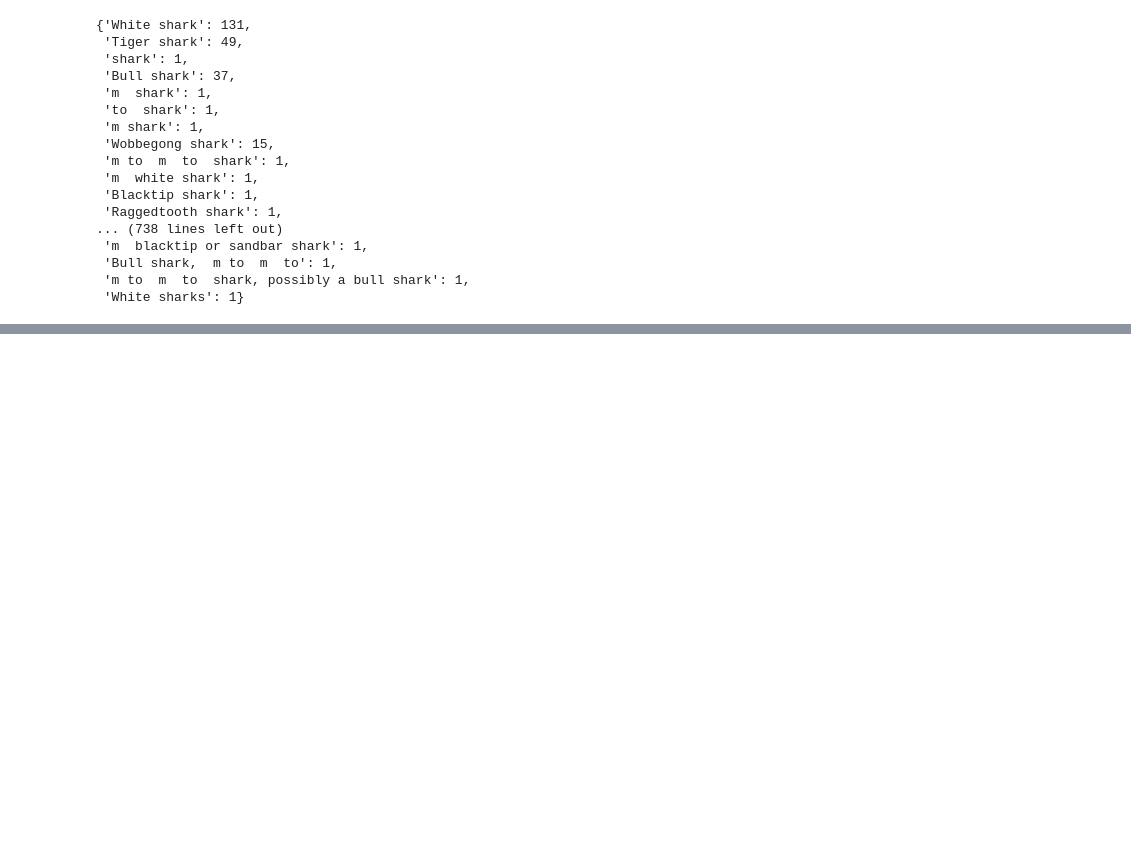
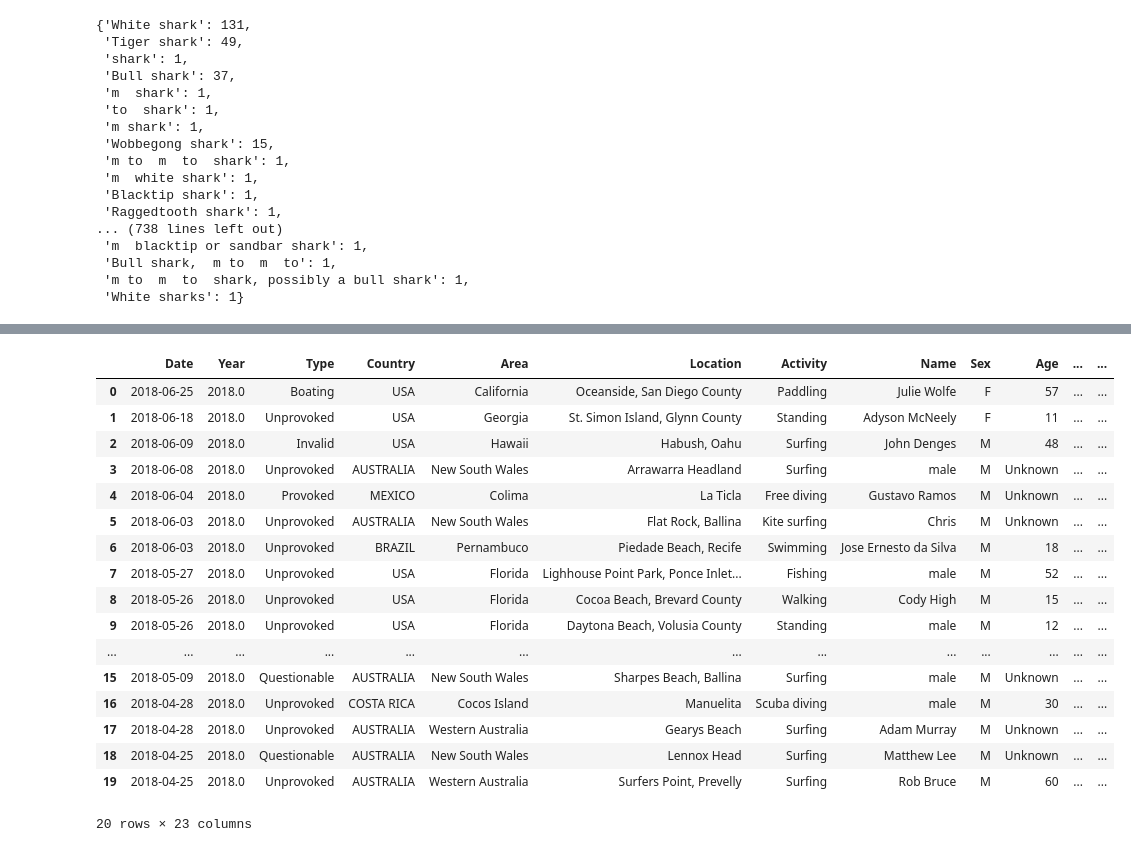
Before and after one commit to NGCOS46/data-cleaning-pandas, a Jupyter notebook: analysis.ipynb, the cells around one changed output, grey strips where cells are left out. Saved outputs shown, nothing was run; the diff lists cells and outputs as text; code cells hidden in the pictures; blank space fills up the shorter version.

```diff
--- a/analysis.ipynb
+++ b/analysis.ipynb
@@ -986,0 +965,6 @@ print(clean_species_dict)
+# %%
+# Fill the null values in the 'Species' column with 'Unknown'
+data_sin_nulos['Species'].fillna('Unknown', inplace=True)
+
+# Replace the value '1' with 'Unknown' in the 'Species' column
+data_sin_nulos['Species'].replace('1', 'Unknown', inplace=True)
@@ -986,0 +1011,3 @@ print(clean_species_dict)
+# %%
+data_sin_nulos['Unnamed:22'].fillna(0, inplace=True)
+data_sin_nulos['Unnamed:23'].fillna(0, inplace=True)
@@ -986,0 +1055,2 @@ print(clean_species_dict)
+# %%
+data_sin_nulos.set_index('CaseNumber', inplace=True)
@@ -986,0 +1079,23 @@ print(clean_species_dict)
+# %%
+data_sin_nulos.reset_index(drop=True, inplace=True)
+# %%
+data_sin_nulos.head(20)
+# %% [output]
+|  | Date | Year | Type | Country | Area | Location | Activity | Name | Sex | Age | ... | ... |
+| 0 | 2018-06-25 | 2018.0 | Boating | USA | California | Oceanside, San Diego County | Paddling | Julie Wolfe | F | 57 | ... | ... |
+| 1 | 2018-06-18 | 2018.0 | Unprovoked | USA | Georgia | St. Simon Island, Glynn County | Standing | Adyson McNeely | F | 11 | ... | ... |
+| 2 | 2018-06-09 | 2018.0 | Invalid | USA | Hawaii | Habush, Oahu | Surfing | John Denges | M | 48 | ... | ... |
+| 3 | 2018-06-08 | 2018.0 | Unprovoked | AUSTRALIA | New South Wales | Arrawarra Headland | Surfing | male | M | Unknown | ... | ... |
+| 4 | 2018-06-04 | 2018.0 | Provoked | MEXICO | Colima | La Ticla | Free diving | Gustavo Ramos | M | Unknown | ... | ... |
+| 5 | 2018-06-03 | 2018.0 | Unprovoked | AUSTRALIA | New South Wales | Flat Rock, Ballina | Kite surfing | Chris | M | Unknown | ... | ... |
+| 6 | 2018-06-03 | 2018.0 | Unprovoked | BRAZIL | Pernambuco | Piedade Beach, Recife | Swimming | Jose Ernesto da Silva | M | 18 | ... | ... |
+| 7 | 2018-05-27 | 2018.0 | Unprovoked | USA | Florida | Lighhouse Point Park, Ponce Inlet... | Fishing | male | M | 52 | ... | ... |
+| 8 | 2018-05-26 | 2018.0 | Unprovoked | USA | Florida | Cocoa Beach, Brevard County | Walking | Cody High | M | 15 | ... | ... |
+| 9 | 2018-05-26 | 2018.0 | Unprovoked | USA | Florida | Daytona Beach, Volusia County | Standing | male | M | 12 | ... | ... |
+| ... | ... | ... | ... | ... | ... | ... | ... | ... | ... | ... | ... | ... |
+| 15 | 2018-05-09 | 2018.0 | Questionable | AUSTRALIA | New South Wales | Sharpes Beach, Ballina | Surfing | male | M | Unknown | ... | ... |
+| 16 | 2018-04-28 | 2018.0 | Unprovoked | COSTA RICA | Cocos Island | Manuelita | Scuba diving | male | M | 30 | ... | ... |
+| 17 | 2018-04-28 | 2018.0 | Unprovoked | AUSTRALIA | Western Australia | Gearys Beach | Surfing | Adam Murray | M | Unknown | ... | ... |
+| 18 | 2018-04-25 | 2018.0 | Questionable | AUSTRALIA | New South Wales | Lennox Head | Surfing | Matthew Lee | M | Unknown | ... | ... |
+| 19 | 2018-04-25 | 2018.0 | Unprovoked | AUSTRALIA | Western Australia | Surfers Point, Prevelly | Surfing | Rob Bruce | M | 60 | ... | ... |
+20 rows × 23 columns
```
Also changed, not shown: parts of 21 cells of this notebook.
